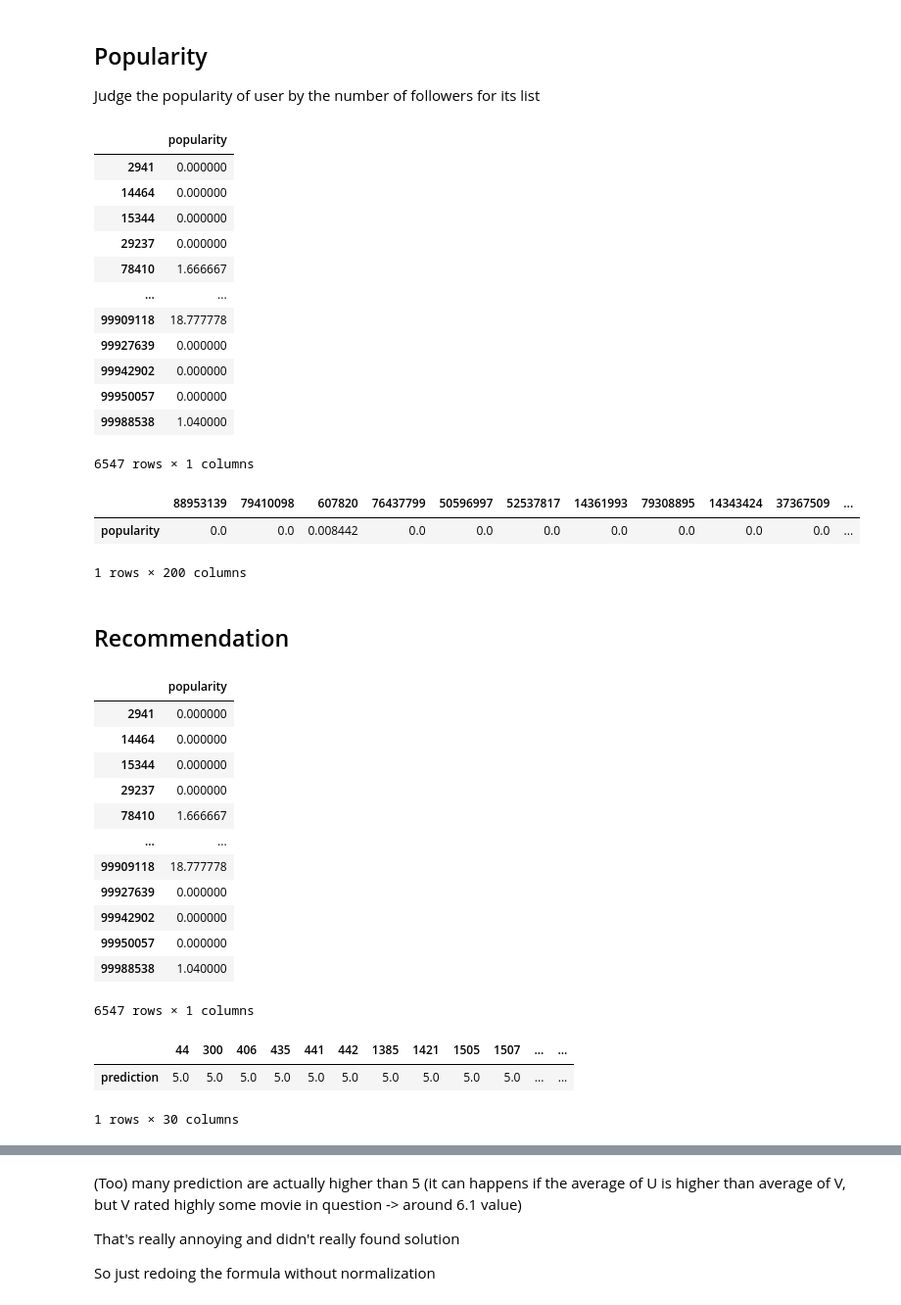
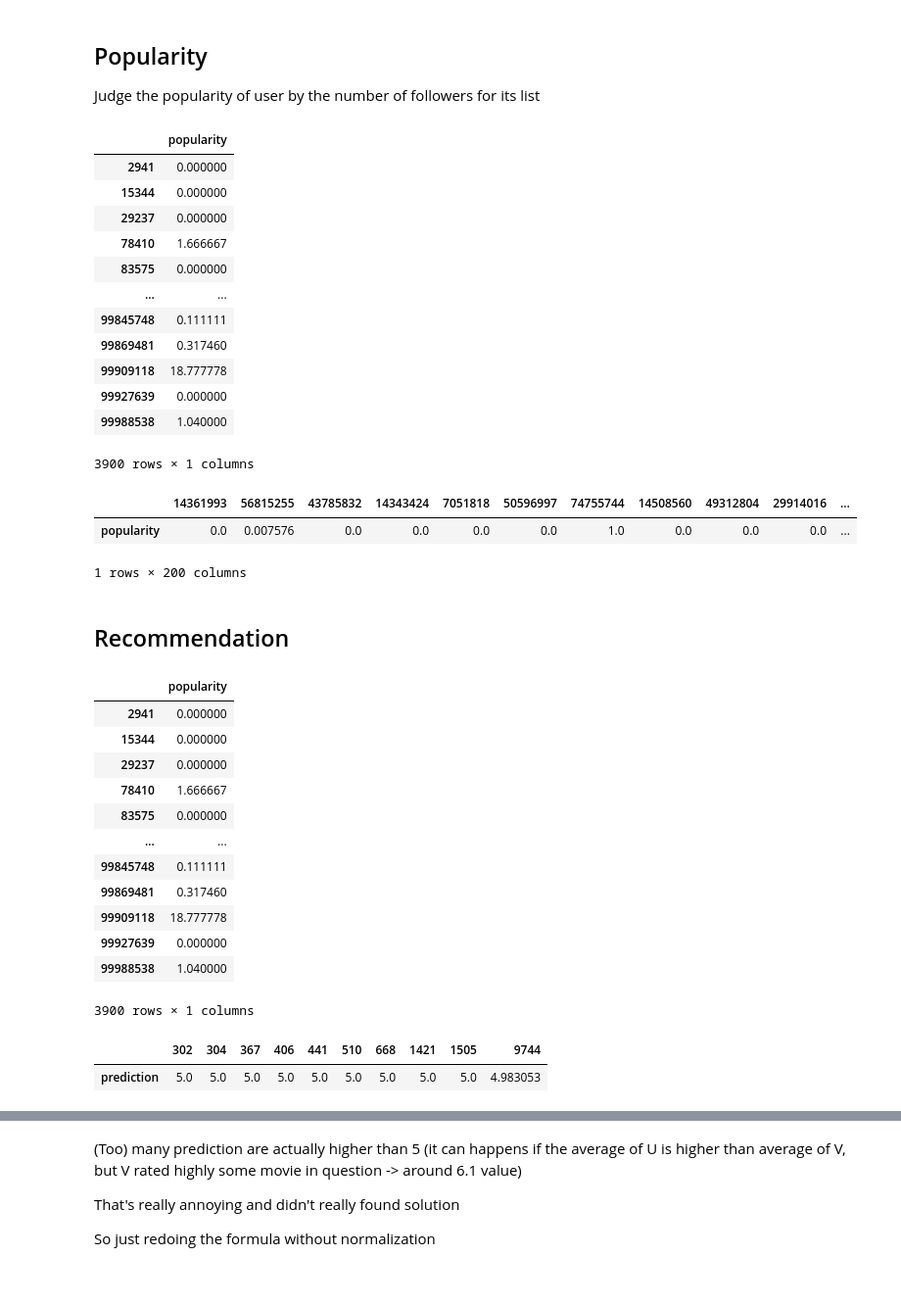
Before and after one commit to Fontanjo/SMA_Project, a Jupyter notebook: test.ipynb, the cells around one changed output, grey strips where cells are left out. Shown at 98% size. Cells and saved outputs as stored; diff of their text form; code cells hidden in the pictures.

```diff
--- a/test.ipynb
+++ b/test.ipynb
@@ -16,7 +16,7 @@ ratings = load_ratings()
 movies = load_movies()
 lists = load_lists()
 # %%
-ratings_new, lists_new = preprocess_ratings(ratings, lists, min_ratings = 500)
+ratings_new, lists_new = preprocess_ratings(ratings, lists, min_ratings_user=500, min_ratings_movie=1000)
 print(f'{round((len(ratings) - len(ratings_new)) / len(ratings) * 100, 2)} % of ratings removed (out of {len(ratings)})')
 print(f'{round((len(lists) - len(lists_new)) / len(lists) * 100, 2)} % lists removed (out of {len(lists)})')
 # %% [output]
@@ -159,23 +203,23 @@ popularity
 # %% [output]
 |  | popularity |
 | 2941 | 0.000000 |
-| 14464 | 0.000000 |
 | 15344 | 0.000000 |
 | 29237 | 0.000000 |
 | 78410 | 1.666667 |
+| 83575 | 0.000000 |
 | ... | ... |
+| 99845748 | 0.111111 |
+| 99869481 | 0.317460 |
 | 99909118 | 18.777778 |
 | 99927639 | 0.000000 |
-| 99942902 | 0.000000 |
-| 99950057 | 0.000000 |
 | 99988538 | 1.040000 |
-6547 rows × 1 columns
+3900 rows × 1 columns
 # %%
-k_popu = coll.get_k_popularity(popularity,corr_test_1)
+k_popu = coll.get_k_popularity(popularity,neighboor_formation_dynamic)
 k_popu
 # %% [output]
-|  | 88953139 | 79410098 | 607820 | 76437799 | 50596997 | 52537817 | 14361993 | 79308895 | 14343424 | 37367509 | ... |
-| popularity | 0.0 | 0.0 | 0.008442 | 0.0 | 0.0 | 0.0 | 0.0 | 0.0 | 0.0 | 0.0 | ... |
+|  | 14361993 | 56815255 | 43785832 | 14343424 | 7051818 | 50596997 | 74755744 | 14508560 | 49312804 | 29914016 | ... |
+| popularity | 0.0 | 0.007576 | 0.0 | 0.0 | 0.0 | 0.0 | 1.0 | 0.0 | 0.0 | 0.0 | ... |
 1 rows × 200 columns
 # %% [markdown]
 ## Recommendation
@@ -185,22 +229,21 @@ popu_matrix
 # %% [output]
 |  | popularity |
 | 2941 | 0.000000 |
-| 14464 | 0.000000 |
 | 15344 | 0.000000 |
 | 29237 | 0.000000 |
 | 78410 | 1.666667 |
+| 83575 | 0.000000 |
 | ... | ... |
+| 99845748 | 0.111111 |
+| 99869481 | 0.317460 |
 | 99909118 | 18.777778 |
 | 99927639 | 0.000000 |
-| 99942902 | 0.000000 |
-| 99950057 | 0.000000 |
 | 99988538 | 1.040000 |
-6547 rows × 1 columns
+3900 rows × 1 columns
 # %%
-recomm_hybdrid = coll.hybdrid_RS(2941,dense_user_item,popu_matrix,neighboor_size=100,top_K=30,norm=True)
+recomm_hybdrid = coll.hybdrid_RS(2941,dense_user_item,popu_matrix,neighboor_size=40,top_K=10,norm=True)
 recomm_hybdrid.transpose()
 # %% [output]
-|  | 44 | 300 | 406 | 435 | 441 | 442 | 1385 | 1421 | 1505 | 1507 | ... | ... |
-| prediction | 5.0 | 5.0 | 5.0 | 5.0 | 5.0 | 5.0 | 5.0 | 5.0 | 5.0 | 5.0 | ... | ... |
+|  | 302 | 304 | 367 | 406 | 441 | 510 | 668 | 1421 | 1505 | 9744 |
+| prediction | 5.0 | 5.0 | 5.0 | 5.0 | 5.0 | 5.0 | 5.0 | 5.0 | 5.0 | 4.983053 |
-1 rows × 30 columns
 # %%
```
Also changed, not shown: parts of 36 cells of this notebook, 6 other files.
